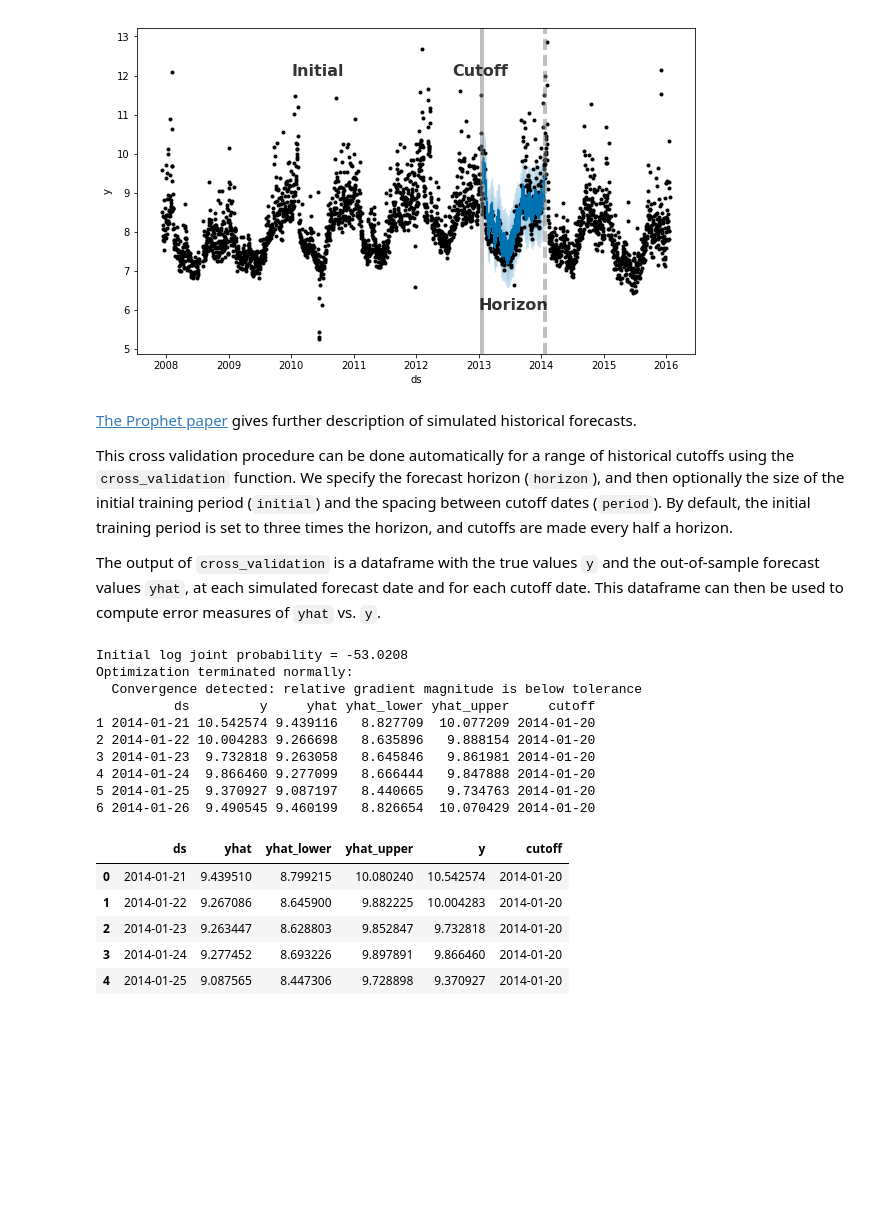
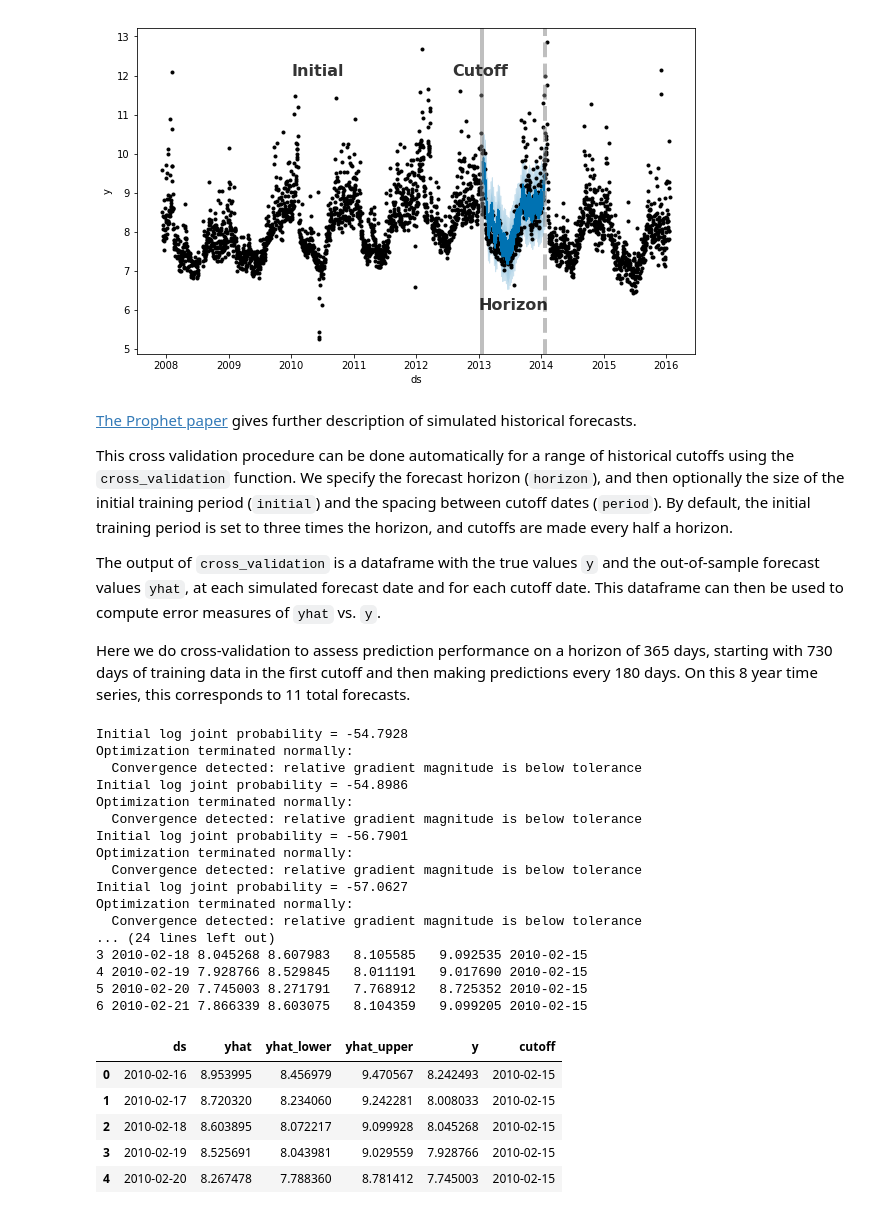
Before and after one commit to facebook/prophet, a Jupyter notebook: notebooks/diagnostics.ipynb, the cells around one changed output. Cells and saved outputs as stored; diff of their text form; code cells hidden in the pictures; blank space fills up the shorter version.

```diff
--- a/notebooks/diagnostics.ipynb
+++ b/notebooks/diagnostics.ipynb
@@ -60,29 +62,38 @@ ax.text(x=pd.to_datetime('2013-01-01'),y=6, s='Horizon', color='black',
 This cross validation procedure can be done automatically for a range of historical cutoffs using the `cross_validation` function. We specify the forecast horizon (`horizon`), and then optionally the size of the initial training period (`initial`) and the spacing between cutoff dates (`period`). By default, the initial training period is set to three times the horizon, and cutoffs are made every half a horizon.
 
 The output of `cross_validation` is a dataframe with the true values `y` and the out-of-sample forecast values `yhat`, at each simulated forecast date and for each cutoff date. This dataframe can then be used to compute error measures of `yhat` vs. `y`.
+
+Here we do cross-validation to assess prediction performance on a horizon of 365 days, starting with 730 days of training data in the first cutoff and then making predictions every 180 days. On this 8 year time series, this corresponds to 11 total forecasts.
 # %%
 %%R
-df.cv <- cross_validation(m, horizon = 730, units = 'days')
+df.cv <- cross_validation(m, initial = 730, period = 180, horizon = 365, units = 'days')
 head(df.cv)
 # %% [output]
-Initial log joint probability = -53.0208
+Initial log joint probability = -54.7928
 Optimization terminated normally:
   Convergence detected: relative gradient magnitude is below tolerance
-          ds         y     yhat yhat_lower yhat_upper     cutoff
-1 2014-01-21 10.542574 9.439116   8.827709  10.077209 2014-01-20
-2 2014-01-22 10.004283 9.266698   8.635896   9.888154 2014-01-20
-3 2014-01-23  9.732818 9.263058   8.645846   9.861981 2014-01-20
-4 2014-01-24  9.866460 9.277099   8.666444   9.847888 2014-01-20
-5 2014-01-25  9.370927 9.087197   8.440665   9.734763 2014-01-20
-6 2014-01-26  9.490545 9.460199   8.826654  10.070429 2014-01-20
+Initial log joint probability = -54.8986
+Optimization terminated normally:
+  Convergence detected: relative gradient magnitude is below tolerance
+Initial log joint probability = -56.7901
+Optimization terminated normally:
+  Convergence detected: relative gradient magnitude is below tolerance
+Initial log joint probability = -57.0627
+Optimization terminated normally:
+  Convergence detected: relative gradient magnitude is below tolerance
+... (24 lines left out)
+3 2010-02-18 8.045268 8.607983   8.105585   9.092535 2010-02-15
+4 2010-02-19 7.928766 8.529845   8.011191   9.017690 2010-02-15
+5 2010-02-20 7.745003 8.271791   7.768912   8.725352 2010-02-15
+6 2010-02-21 7.866339 8.603075   8.104359   9.099205 2010-02-15
 # %%
 from fbprophet.diagnostics import cross_validation
-df_cv = cross_validation(m, horizon = '730 days')
+df_cv = cross_validation(m, initial='730 days', period='180 days', horizon = '365 days')
 df_cv.head()
 # %% [output]
 |  | ds | yhat | yhat_lower | yhat_upper | y | cutoff |
-| 0 | 2014-01-21 | 9.439510 | 8.799215 | 10.080240 | 10.542574 | 2014-01-20 |
-| 1 | 2014-01-22 | 9.267086 | 8.645900 | 9.882225 | 10.004283 | 2014-01-20 |
-| 2 | 2014-01-23 | 9.263447 | 8.628803 | 9.852847 | 9.732818 | 2014-01-20 |
-| 3 | 2014-01-24 | 9.277452 | 8.693226 | 9.897891 | 9.866460 | 2014-01-20 |
-| 4 | 2014-01-25 | 9.087565 | 8.447306 | 9.728898 | 9.370927 | 2014-01-20 |
+| 0 | 2010-02-16 | 8.953995 | 8.456979 | 9.470567 | 8.242493 | 2010-02-15 |
+| 1 | 2010-02-17 | 8.720320 | 8.234060 | 9.242281 | 8.008033 | 2010-02-15 |
+| 2 | 2010-02-18 | 8.603895 | 8.072217 | 9.099928 | 8.045268 | 2010-02-15 |
+| 3 | 2010-02-19 | 8.525691 | 8.043981 | 9.029559 | 7.928766 | 2010-02-15 |
+| 4 | 2010-02-20 | 8.267478 | 7.788360 | 8.781412 | 7.745003 | 2010-02-15 |
```
Also changed, not shown: parts of 6 cells of this notebook, 2 other files.
